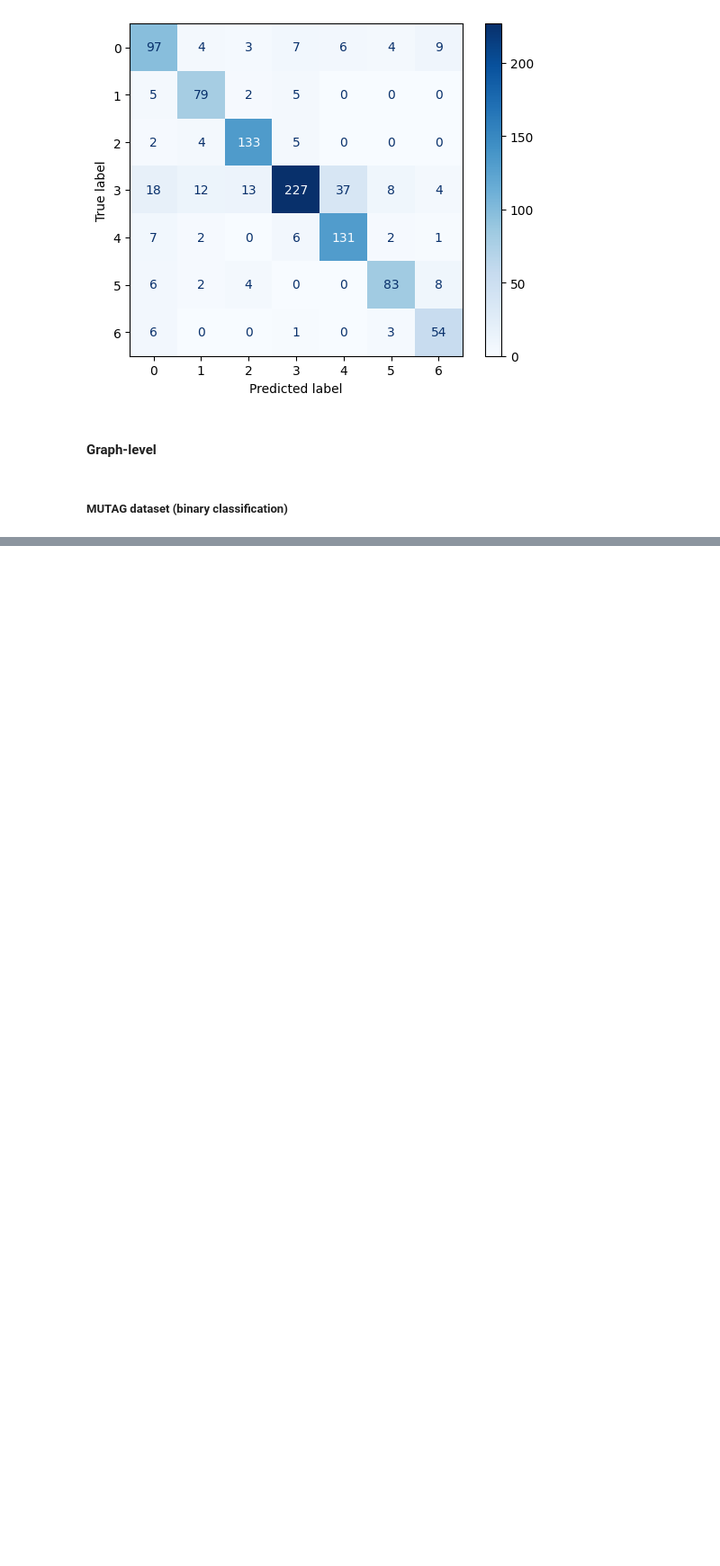
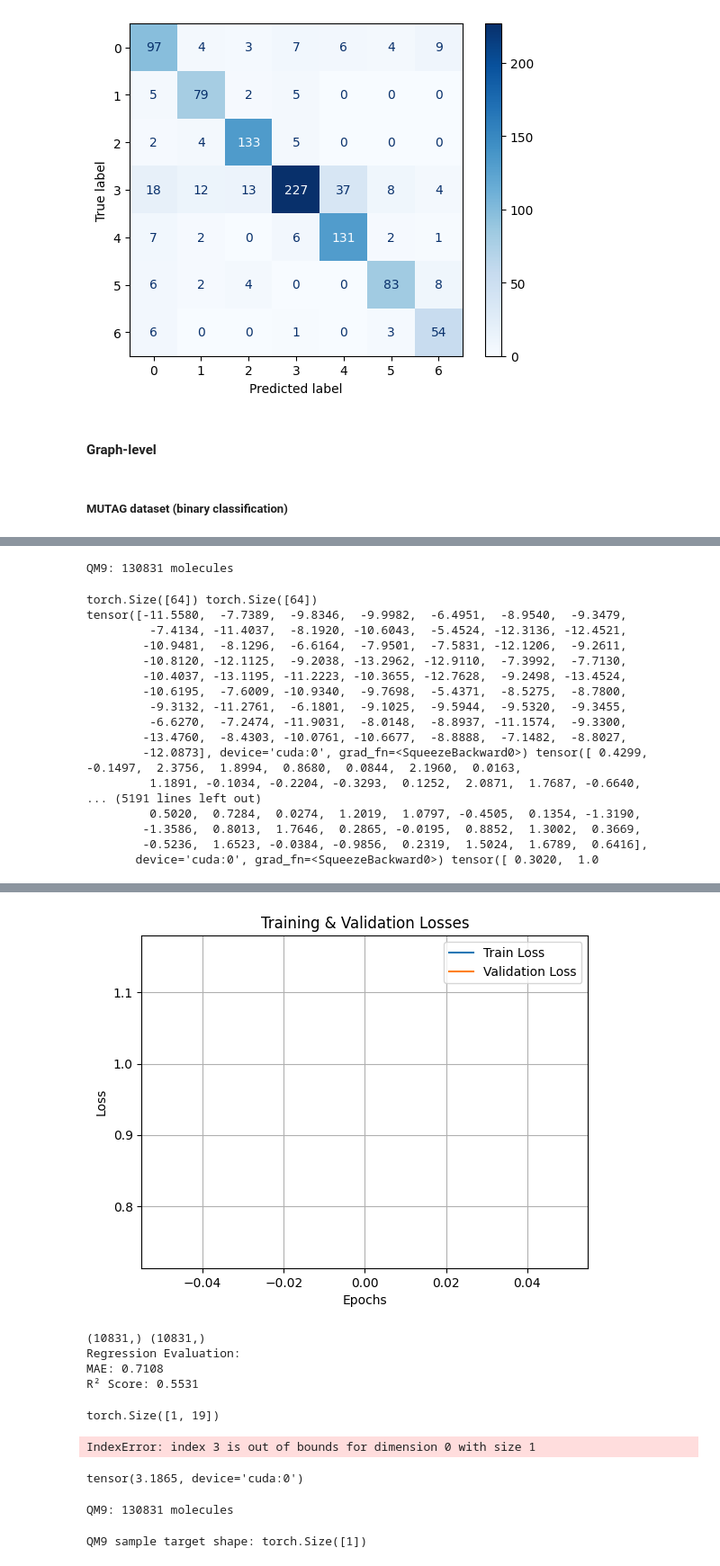
Before and after one commit to leonjovanovic/road-to-ml-water, a Jupyter notebook: Chapter 2 - GNN, GAT, GCN/practice/notebook.ipynb, the cells around one changed output, grey strips where cells are left out. Shown at 90% size. Cells and saved outputs as stored; diff of their text form; code cells hidden in the pictures; blank space fills up the shorter version.

```diff
--- a/Chapter 2 - GNN, GAT, GCN/practice/notebook.ipynb
+++ b/Chapter 2 - GNN, GAT, GCN/practice/notebook.ipynb
@@ -132,0 +143,37 @@ Training complete. Best validation loss: 0.22173216938972473
+# %%
+from graph_level_train import main
+
+hyperparameters = {
+    "batch_size": 64,
+    "learning_rate": 0.0020,
+    "epochs": 1000,
+    "log_interval": 50,
+    "layers": [64],
+    "dropout": 0.5,
+    "patience": 20,
+    "device": "cuda" if torch.cuda.is_available() else "cpu",
+    "dataset": "QM9", # QM9 or MUTAG
+    "head_type": "regression",
+    "target_property_index": 3,  # Example: 3 = mu, dipole moment
+    "split": [110000, 10000, 10831],  # Example: [110000, 10000, 10831] for QM9
+}
+main(hyperparameters)
+# %% [output]
+QM9: 130831 molecules
+torch.Size([64]) torch.Size([64])
+tensor([-11.5580,  -7.7389,  -9.8346,  -9.9982,  -6.4951,  -8.9540,  -9.3479,
+         -7.4134, -11.4037,  -8.1920, -10.6043,  -5.4524, -12.3136, -12.4521,
+        -10.9481,  -8.1296,  -6.6164,  -7.9501,  -7.5831, -12.1206,  -9.2611,
+        -10.8120, -12.1125,  -9.2038, -13.2962, -12.9110,  -7.3992,  -7.7130,
+        -10.4037, -13.1195, -11.2223, -10.3655, -12.7628,  -9.2498, -13.4524,
+        -10.6195,  -7.6009, -10.9340,  -9.7698,  -5.4371,  -8.5275,  -8.7800,
+         -9.3132, -11.2761,  -6.1801,  -9.1025,  -9.5944,  -9.5320,  -9.3455,
+         -6.6270,  -7.2474, -11.9031,  -8.0148,  -8.8937, -11.1574,  -9.3300,
+        -13.4760,  -8.4303, -10.0761, -10.6677,  -8.8888,  -7.1482,  -8.8027,
+        -12.0873], device='cuda:0', grad_fn=<SqueezeBackward0>) tensor([ 0.4299, -0.1497,  2.3756,  1.8994,  0.8680,  0.0844,  2.1960,  0.0163,
+         1.1891, -0.1034, -0.2204, -0.3293,  0.1252,  2.0871,  1.7687, -0.6640,
+... (5191 lines left out)
+         0.5020,  0.7284,  0.0274,  1.2019,  1.0797, -0.4505,  0.1354, -1.3190,
+        -1.3586,  0.8013,  1.7646,  0.2865, -0.0195,  0.8852,  1.3002,  0.3669,
+        -0.5236,  1.6523, -0.0384, -0.9856,  0.2319,  1.5024,  1.6789,  0.6416],
+       device='cuda:0', grad_fn=<SqueezeBackward0>) tensor([ 0.3020,  1.0
@@ -132,0 +182,5 @@ Training complete. Best validation loss: 0.22173216938972473
+[figure, added]
+(10831,) (10831,)
+Regression Evaluation:
+MAE: 0.7108
+R² Score: 0.5531
@@ -133,11 +191,36 @@ Training complete. Best validation loss: 0.22173216938972473
+# %%
+dataset[0].y.shape  # Check the shape of the target property
+# %% [output]
+torch.Size([1, 19])
+# %%
+from graph_level_train import load_dataset
+
+dataset, dataset_list = load_dataset("QM9", "cuda")
+# %% [output]
+IndexError: index 3 is out of bounds for dimension 0 with size 1
+# %%
+| Split      | Size (approx.) |
+| ---------- | -------------- |
+| Train      | 110,000        |
+| Validation | 10,000         |
+| Test       | 10,831         |
+| **Total**  | **130,831**    |
+# %% [output]
+tensor(3.1865, device='cuda:0')
 # %%
-qm9_dataset = QM9(root='data/QM9', transform=Complete())  # Complete adds missing edges
+
+from torch_geometric.datasets import TUDataset, QM9
+from tqdm import tqdm
+
+qm9_dataset = QM9(root='data/QM9')  # Complete adds missing edges
 print(f"QM9: {len(qm9_dataset)} molecules")
 
 # Example: choose one target property from QM9 (e.g., 0 = mu, dipole moment)
-target_property_index = 0
-for data in qm9_dataset:
+target_property_index = 3
+for data in tqdm(qm9_dataset):
     data.y = data.y[:, target_property_index]  # keep only the selected target
-    break  # just show structure for one sample
 
 print(f"QM9 sample target shape: {data.y.shape}")
+# %% [output]
+QM9: 130831 molecules
+QM9 sample target shape: torch.Size([1])
```
Also changed, not shown: parts of 4 cells of this notebook, 1 other file.
